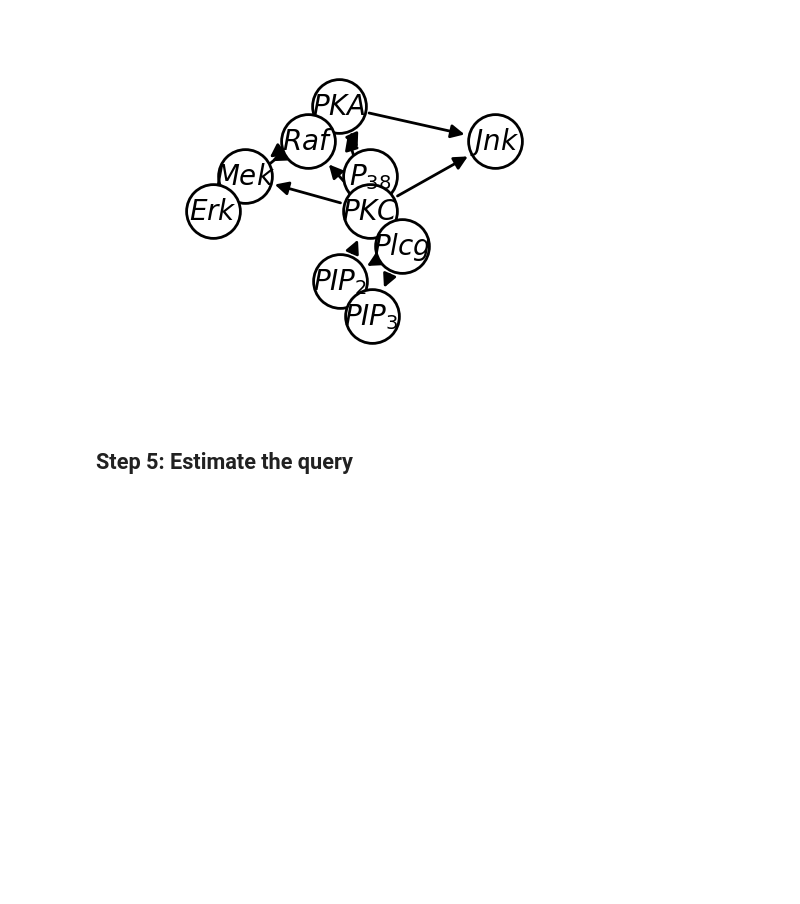
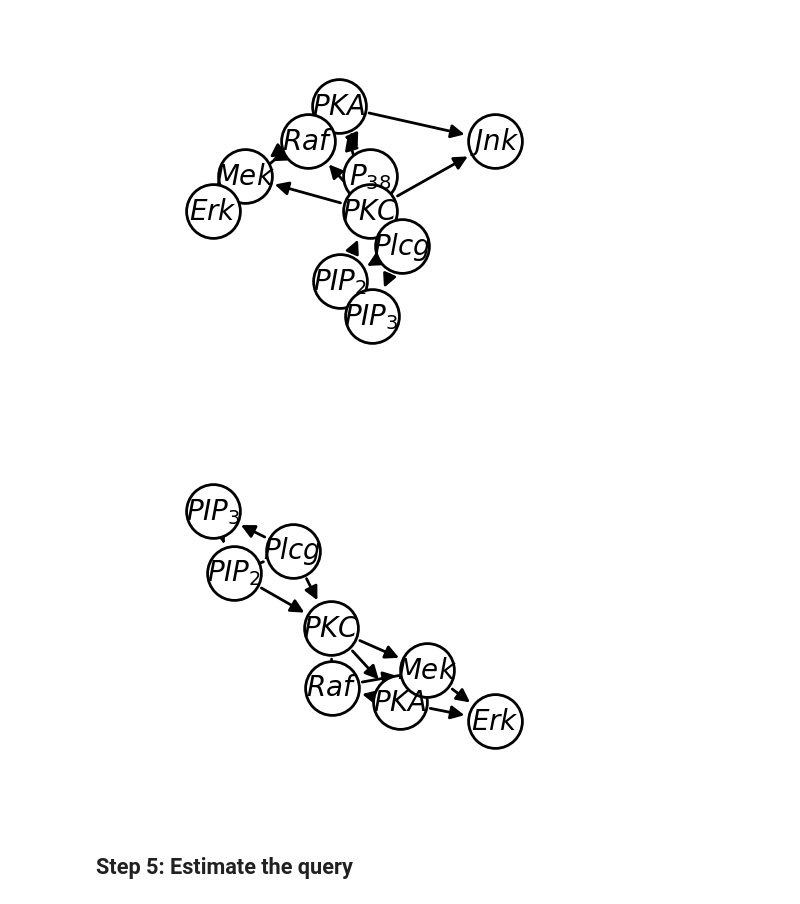
Before and after one commit to y0-causal-inference/eliater, a Jupyter notebook: notebooks/Case_study1_The_Tsignaling_pathway.ipynb, the cells around one changed output. Drawn from its saved outputs; the diff is of its cells as text; code cells hidden in the pictures; blank space fills up the shorter version.

```diff
--- a/notebooks/Case_study1_The_Tsignaling_pathway.ipynb
+++ b/notebooks/Case_study1_The_Tsignaling_pathway.ipynb
@@ -41,6 +41,7 @@ from y0.dsl import P, Variable
 # %%
 RAF = Variable("Raf")
 ERK = Variable("Erk")
+PKC = Variable("PKC")
 # %% [markdown]
 This is case study 2 in this paper: Eliater: an open source software for causal query estimation from observational measurements of biomolecular networks. The Figure below is the protein signalling network (G) of the cell signaling pathway presented in (Sachs et al., 2005). It models the molecular
 mechanisms and regulatory processes involved in T cell activation, proliferation, and function.
@@ -122,6 +127,11 @@ new_graph = remove_nuisance_variables(graph, treatments=RAF, outcomes=ERK)
 new_graph.draw()
 # %% [output]
 [figure]
+# %%
+new_graph = remove_nuisance_variables(graph, treatments=PKC, outcomes=ERK)
+new_graph.draw()
+# %% [output]
+[figure, added]
 # %% [markdown]
 ## Step 5: Estimate the query
 # %%
```
Also changed, not shown: parts of 4 cells of this notebook, 2 other files.
